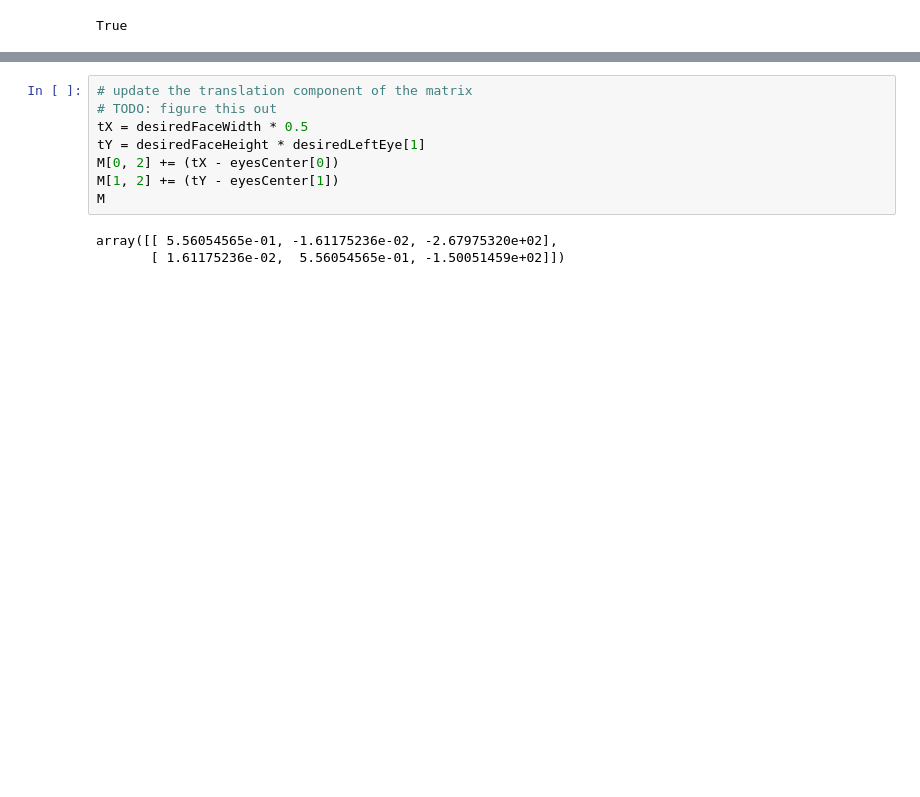
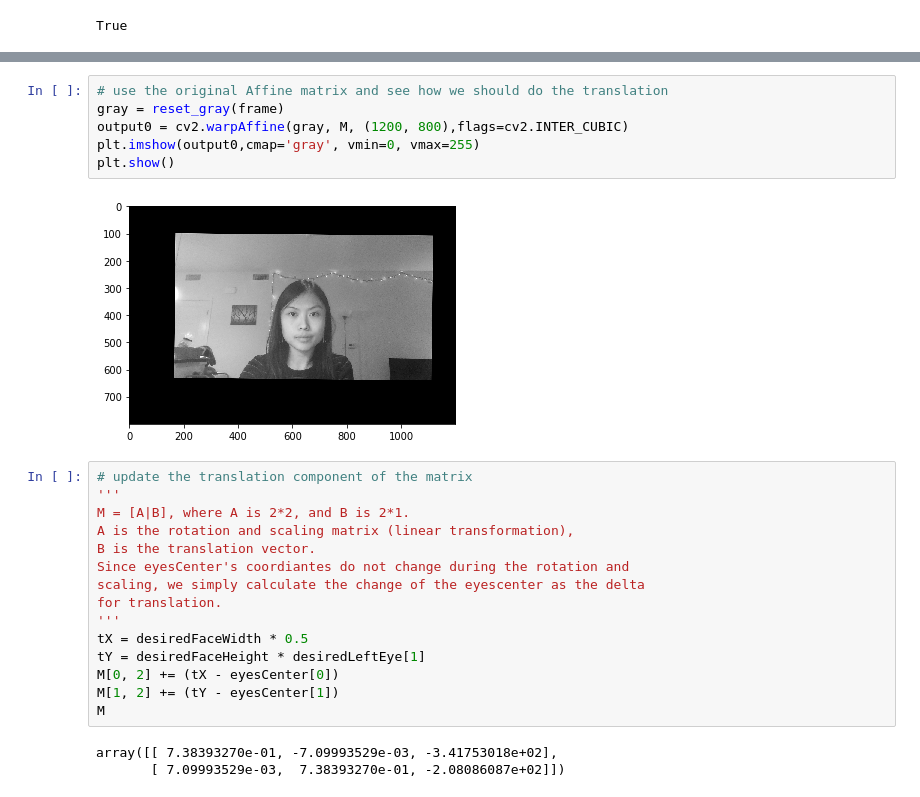
Before and after one commit to typedt/facial-emotion-recognition, a Jupyter notebook: notebooks/demo.ipynb, the cells around one changed output, grey strips where cells are left out. Saved outputs shown, nothing was run; the diff lists cells and outputs as text; blank space fills up the shorter version.

```diff
--- a/notebooks/demo.ipynb
+++ b/notebooks/demo.ipynb
@@ -144,14 +142,29 @@ array([[ 5.56054565e-01, -1.61175236e-02,  3.28024680e+02],
+# %%
+# use the original Affine matrix and see how we should do the translation
+gray = reset_gray(frame)
+output0 = cv2.warpAffine(gray, M, (1200, 800),flags=cv2.INTER_CUBIC)
+plt.imshow(output0,cmap='gray', vmin=0, vmax=255)
+plt.show()
+# %% [output]
+[figure, added]
 # %%
 # update the translation component of the matrix
-# TODO: figure this out
+'''
+M = [A|B], where A is 2*2, and B is 2*1.
+A is the rotation and scaling matrix (linear transformation),
+B is the translation vector.
+Since eyesCenter's coordiantes do not change during the rotation and
+scaling, we simply calculate the change of the eyescenter as the delta
+for translation.
+'''
 tX = desiredFaceWidth * 0.5
 tY = desiredFaceHeight * desiredLeftEye[1]
 M[0, 2] += (tX - eyesCenter[0])
 M[1, 2] += (tY - eyesCenter[1])
 M
 # %% [output]
-array([[ 5.56054565e-01, -1.61175236e-02, -2.67975320e+02],
-       [ 1.61175236e-02,  5.56054565e-01, -1.50051459e+02]])
+array([[ 7.38393270e-01, -7.09993529e-03, -3.41753018e+02],
+       [ 7.09993529e-03,  7.38393270e-01, -2.08086087e+02]])
 # %%
 # apply the affine transformation
 gray = reset_gray(frame)
```
Also changed, not shown: parts of 15 cells of this notebook, 2 other files.
